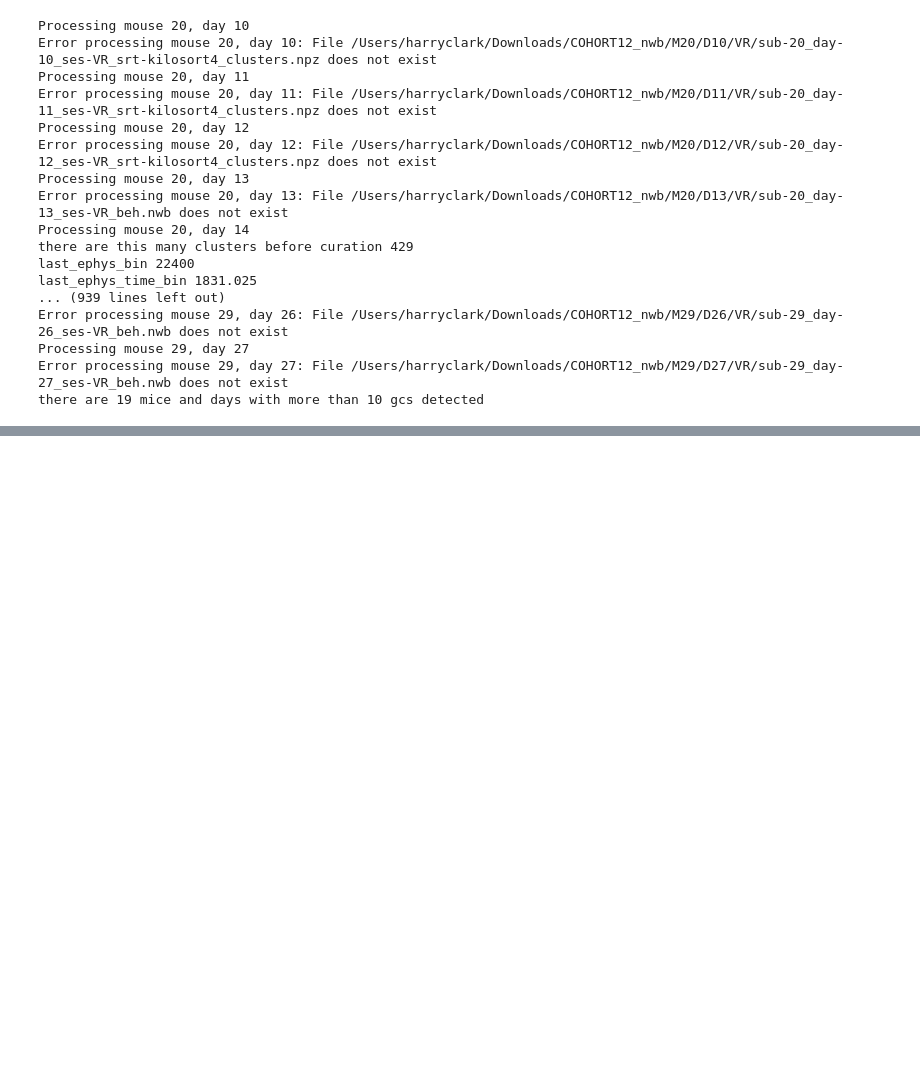
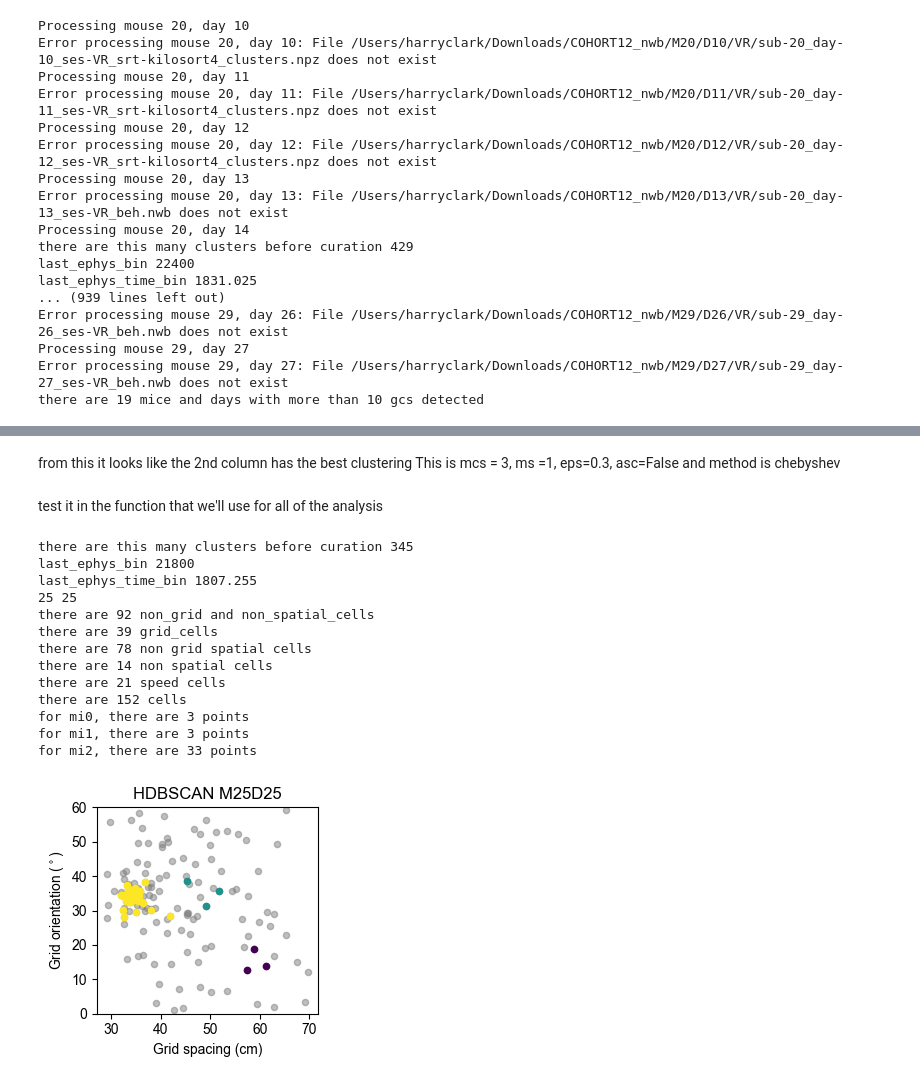
Before and after one commit to HDClark94/spatial-manifolds, a Jupyter notebook: src/spatial_manifolds/SUPPFIG_HDBSCAN_parameter_search.ipynb, the cells around one changed output, grey strips where cells are left out. Saved outputs shown, nothing was run; the diff lists cells and outputs as text; code cells hidden in the pictures; blank space fills up the shorter version.

```diff
--- a/src/spatial_manifolds/SUPPFIG_HDBSCAN_parameter_search.ipynb
+++ b/src/spatial_manifolds/SUPPFIG_HDBSCAN_parameter_search.ipynb
@@ -235,0 +325,3 @@ for mi-1, there are 39 points
+# %% [markdown]
+from this it looks like the 2nd column has the best clustering
+This is mcs = 3, ms =1, eps=0.3, asc=False and method is chebyshev
@@ -235,0 +336,21 @@ for mi-1, there are 39 points
+# %% [markdown]
+test it in the function that we'll use for all of the analysis
+# %%
+mouse=25; day=25
+gcs, ngs, ns, sc, ngs_ns, all = cell_classification_of1(mouse, day, percentile_threshold=95) # subset
+_,_ = HDBSCAN_grid_modules(gcs, all, mouse=mouse, day=day, figpath='', curate_with_vr=True, curate_with_brain_region=True)
+# %% [output]
+there are this many clusters before curation 345
+last_ephys_bin 21800
+last_ephys_time_bin 1807.255
+25 25
+there are 92 non_grid and non_spatial_cells
+there are 39 grid_cells
+there are 78 non grid spatial cells
+there are 14 non spatial cells
+there are 21 speed cells
+there are 152 cells
+for mi0, there are 3 points
+for mi1, there are 3 points
+for mi2, there are 33 points
+[figure, added]
```
Also changed, not shown: parts of 5 cells of this notebook.
